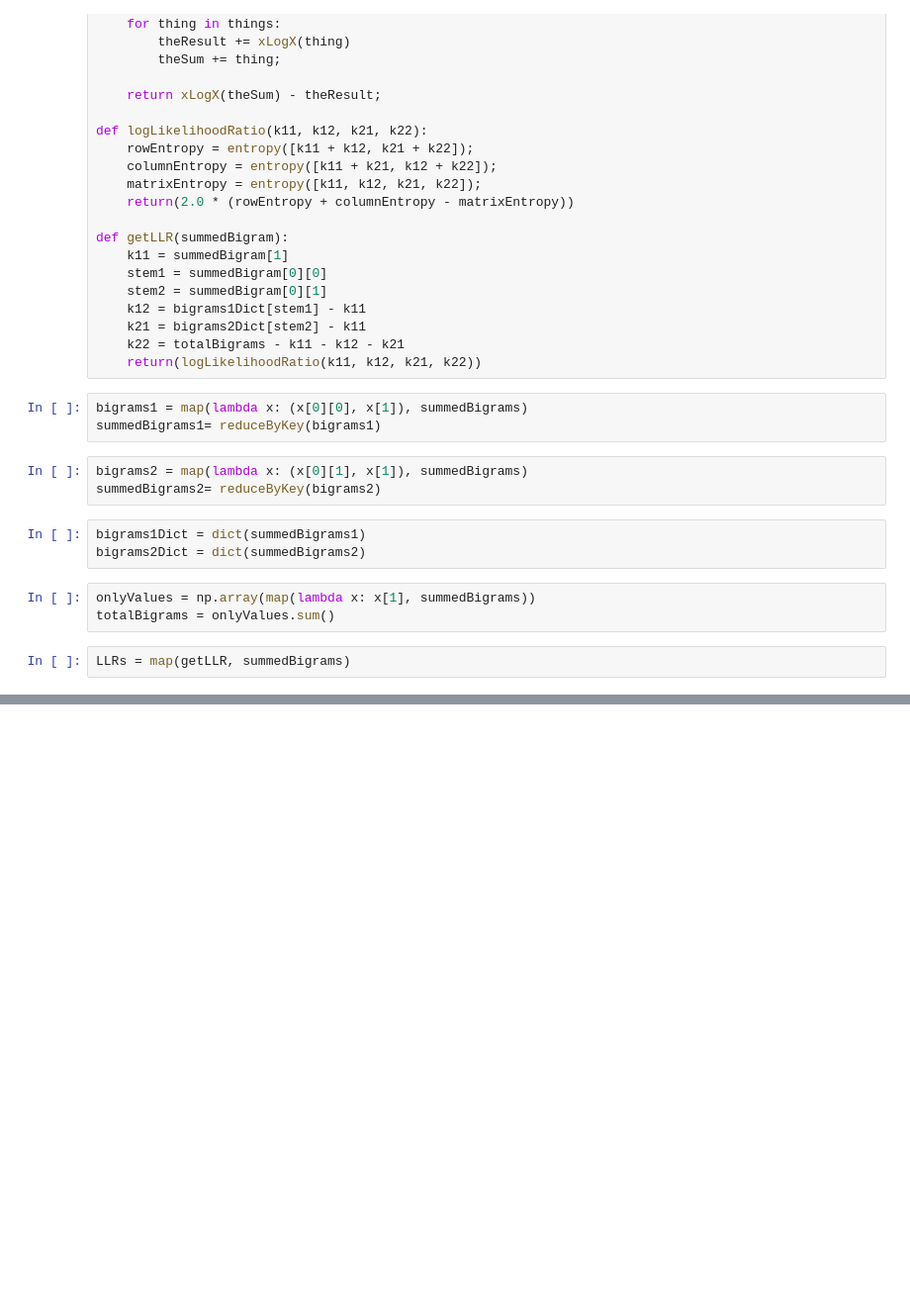
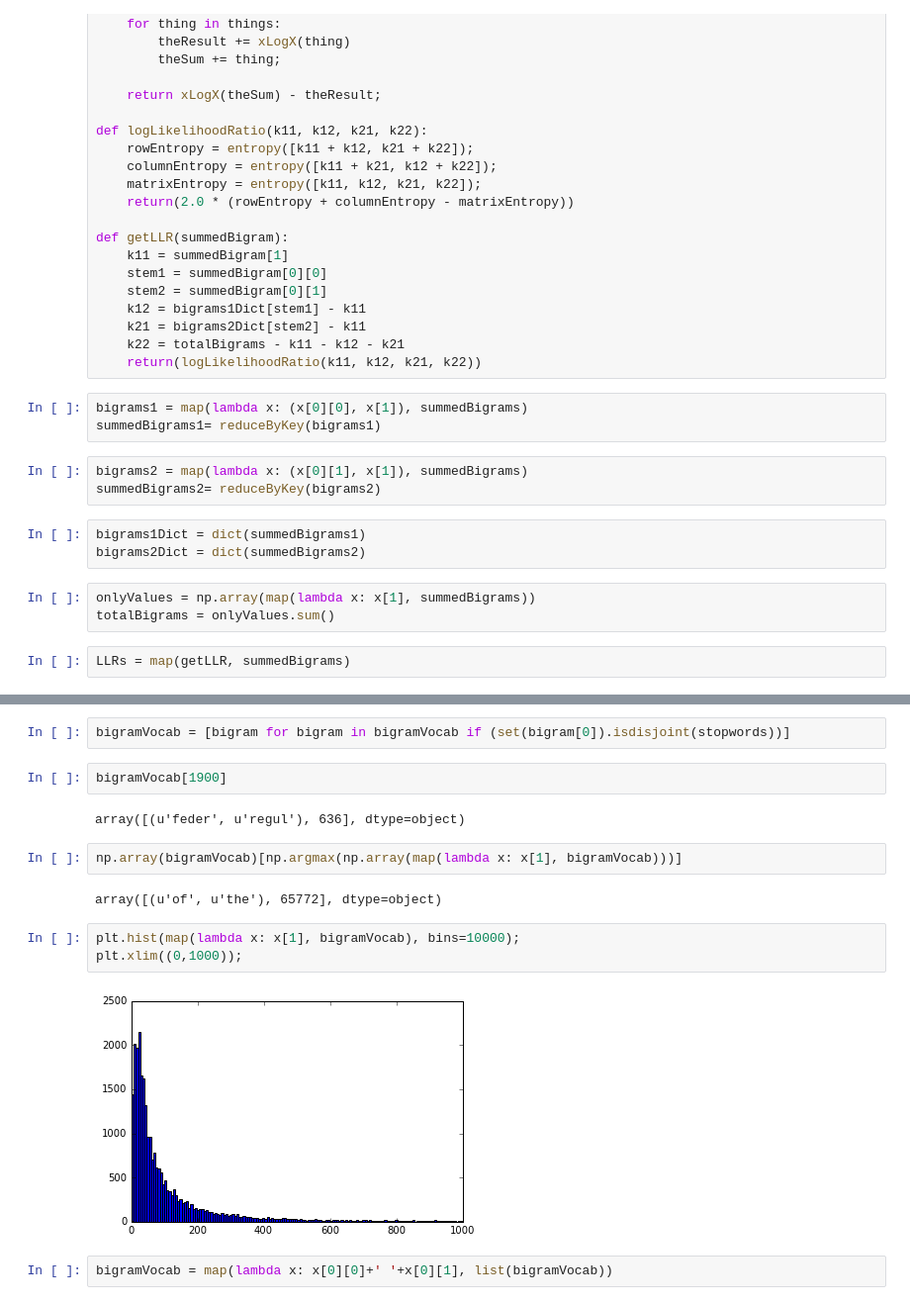
Before and after one commit to AC209ConsumerConfidence/Economic_Sentiment_Forecast, a Jupyter notebook: News_feature_extraction.ipynb, the cells around one changed output, grey strips where cells are left out. Shown: that part at 99% size. Saved outputs shown, nothing was run; the diff lists cells and outputs as text; blank space fills up the shorter version.

```diff
--- a/News_feature_extraction.ipynb
+++ b/News_feature_extraction.ipynb
@@ -129,0 +169,17 @@ bigramVocab = np.array(summedBigrams)[list(np.where(np.array(LLRs)>25)[0])]
+# %%
+bigramVocab = [bigram for bigram in bigramVocab if (set(bigram[0]).isdisjoint(stopwords))]
+# %%
+bigramVocab[1900]
+# %% [output]
+array([(u'feder', u'regul'), 636], dtype=object)
+# %%
+np.array(bigramVocab)[np.argmax(np.array(map(lambda x: x[1], bigramVocab)))]
+# %% [output]
+array([(u'of', u'the'), 65772], dtype=object)
+# %%
+plt.hist(map(lambda x: x[1], bigramVocab), bins=10000);
+plt.xlim((0,1000));
+# %% [output]
+[figure, added]
+# %%
+bigramVocab = map(lambda x: x[0][0]+' '+x[0][1], list(bigramVocab))
```
Also changed, not shown: parts of 40 cells of this notebook, 2 other files.
